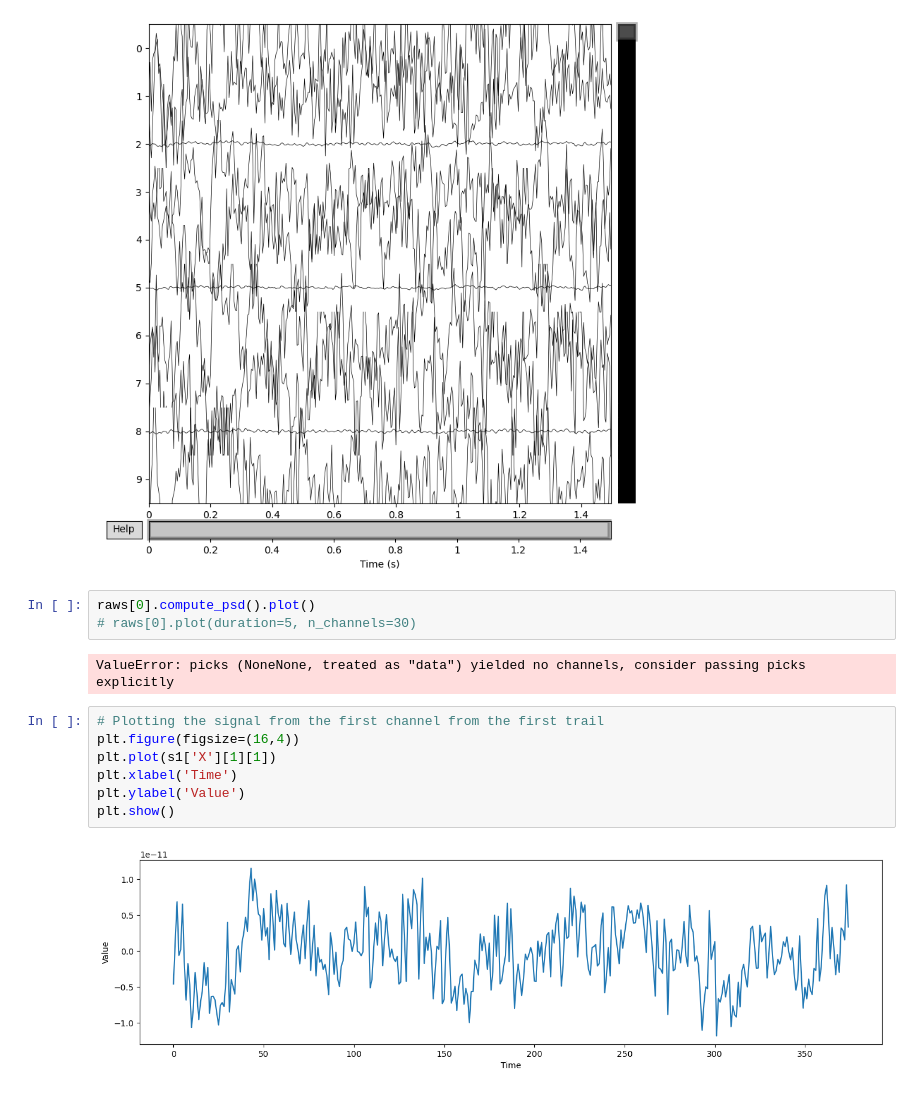
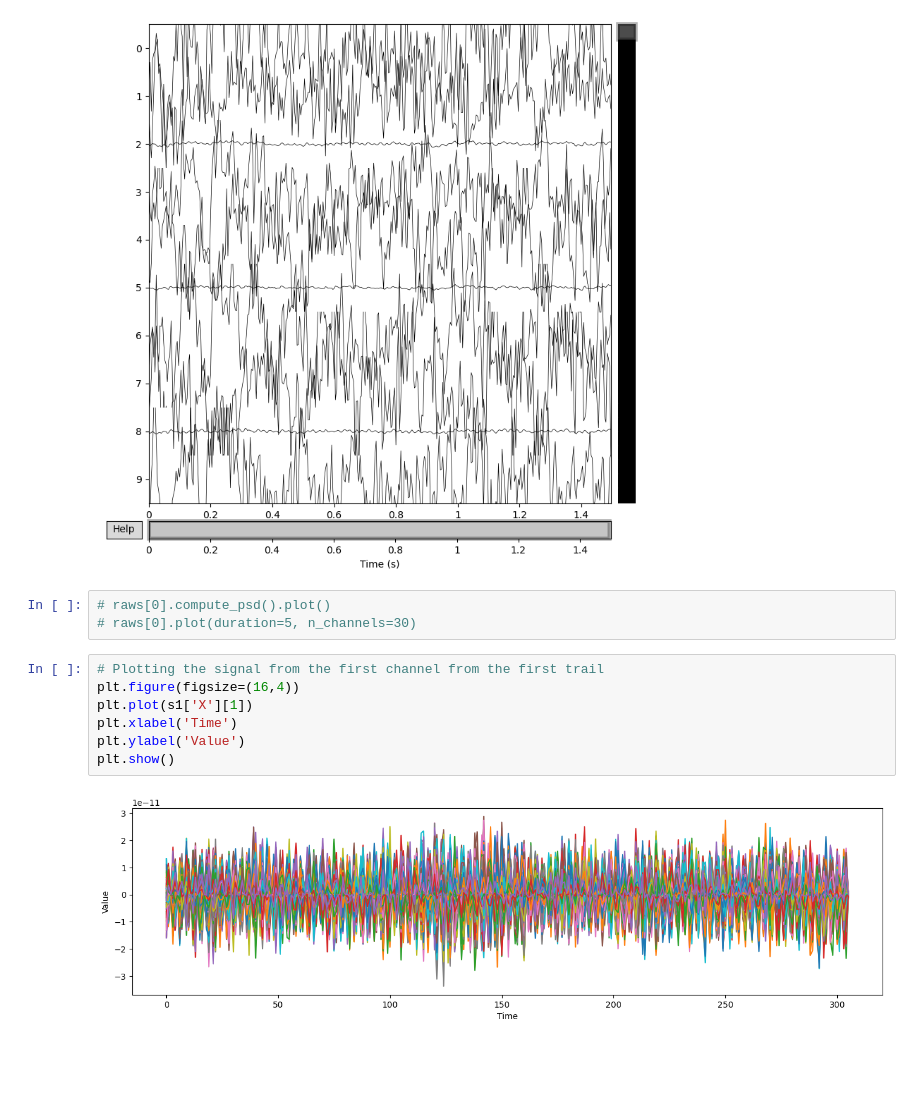
Before and after one commit to joshuagalvez11/brian_meg_ml_analysis, a Jupyter notebook: meg.ipynb, the cells around one changed output. Saved outputs shown, nothing was run; the diff lists cells and outputs as text; blank space fills up the shorter version.

Commit message:
data and channel viz

```diff
--- a/meg.ipynb
+++ b/meg.ipynb
@@ -170,16 +134,14 @@ Using matplotlib as 2D backend.
 [figure]
 [figure]
 # %%
-raws[0].compute_psd().plot()
+# raws[0].compute_psd().plot()
 # raws[0].plot(duration=5, n_channels=30)
-# %% [output]
-ValueError: picks (NoneNone, treated as "data") yielded no channels, consider passing picks explicitly
 # %%
 # Plotting the signal from the first channel from the first trail
 plt.figure(figsize=(16,4))
-plt.plot(s1['X'][1][1])
+plt.plot(s1['X'][1])
 plt.xlabel('Time')
 plt.ylabel('Value')
 plt.show()
 # %% [output]
-[figure, old version]
+[figure, new version]
```
Also changed, not shown: parts of 4 cells of this notebook.
